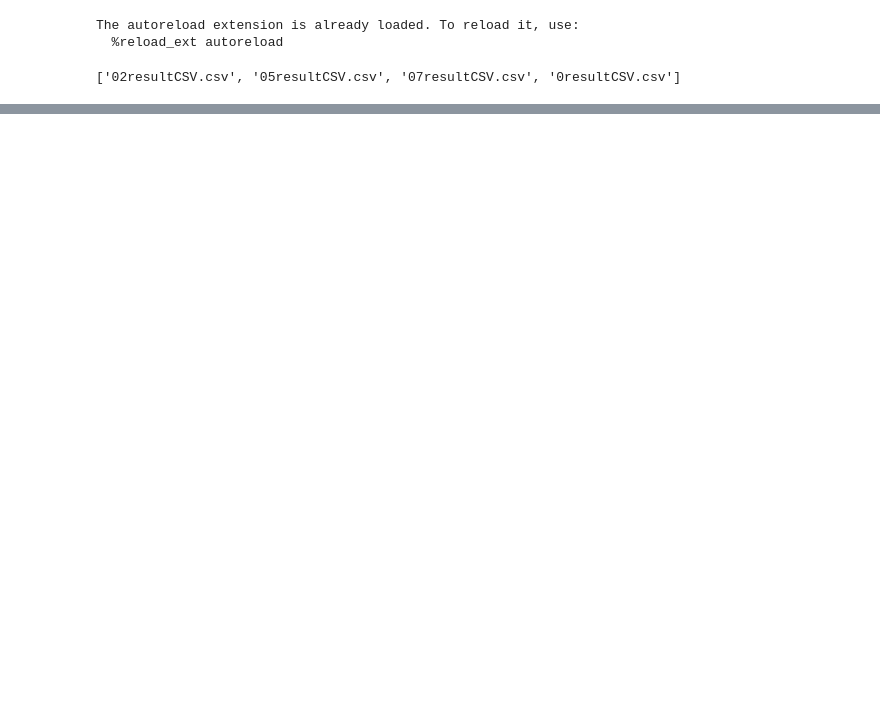
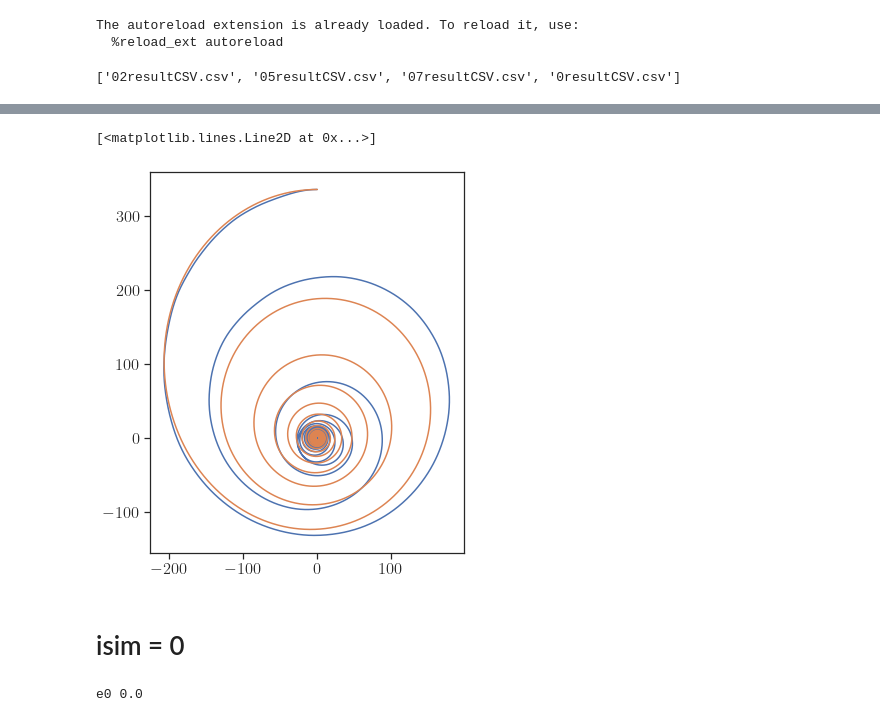
Before and after one commit to spzwart/DynBinEv, a Jupyter notebook: notebooks/comparing_hydro.ipynb, the cells around one changed output, grey strips where cells are left out. Saved outputs shown, nothing was run; the diff lists cells and outputs as text; code cells hidden in the pictures; blank space fills up the shorter version.

```diff
--- a/notebooks/comparing_hydro.ipynb
+++ b/notebooks/comparing_hydro.ipynb
@@ -163,0 +215,22 @@ plt.show()
+# %%
+f, ax = plt.subplots(1,1, figsize=(7,7))
+ax.set_aspect("equal")
+
+ax.plot(dpos[:,0]/rsun_to_au, dpos[:,1]/rsun_to_au)
+ax.plot((r*np.cos(np.pi+ome+nu)), (r*np.sin(np.pi+ome+nu)))
+# %% [output]
+[<matplotlib.lines.Line2D at 0x...>]
+[figure, added]
+# %% [markdown]
+# isim = 0
+# %%
+isim = 3
+data = pd.read_csv(datafold+csvfs[isim])
+time, mass, pos, vel = reduce_data(data, Ntrunc=N_trunc[isim])
+mtot = mass.sum(axis=1)
+dpos = pos[:,1] - pos[:,0]
+dvel = vel[:,1] - vel[:,0]
+sep = (dpos*dpos).sum(axis=1)**0.5
+print("e0", dictecc[isim])
+# %% [output]
+e0 0.0
```
Also changed, not shown: parts of 19 cells of this notebook, 6 other files.
